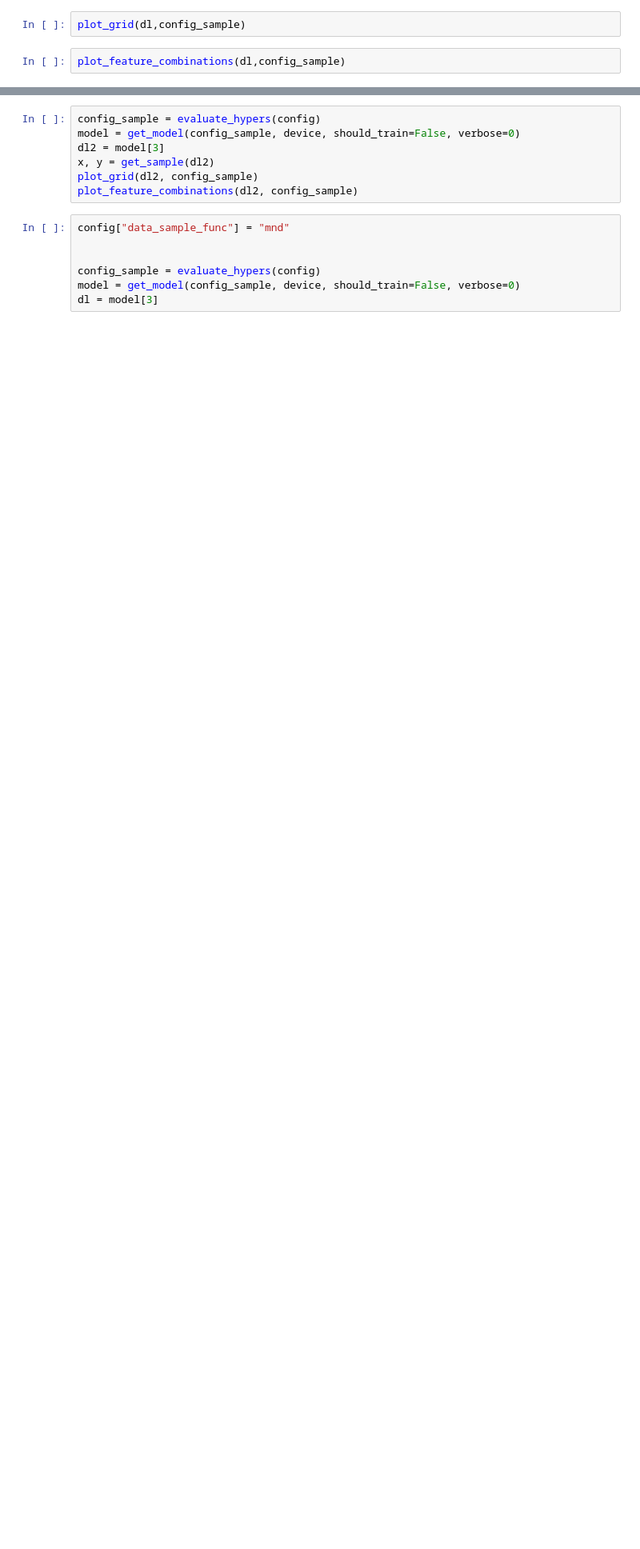
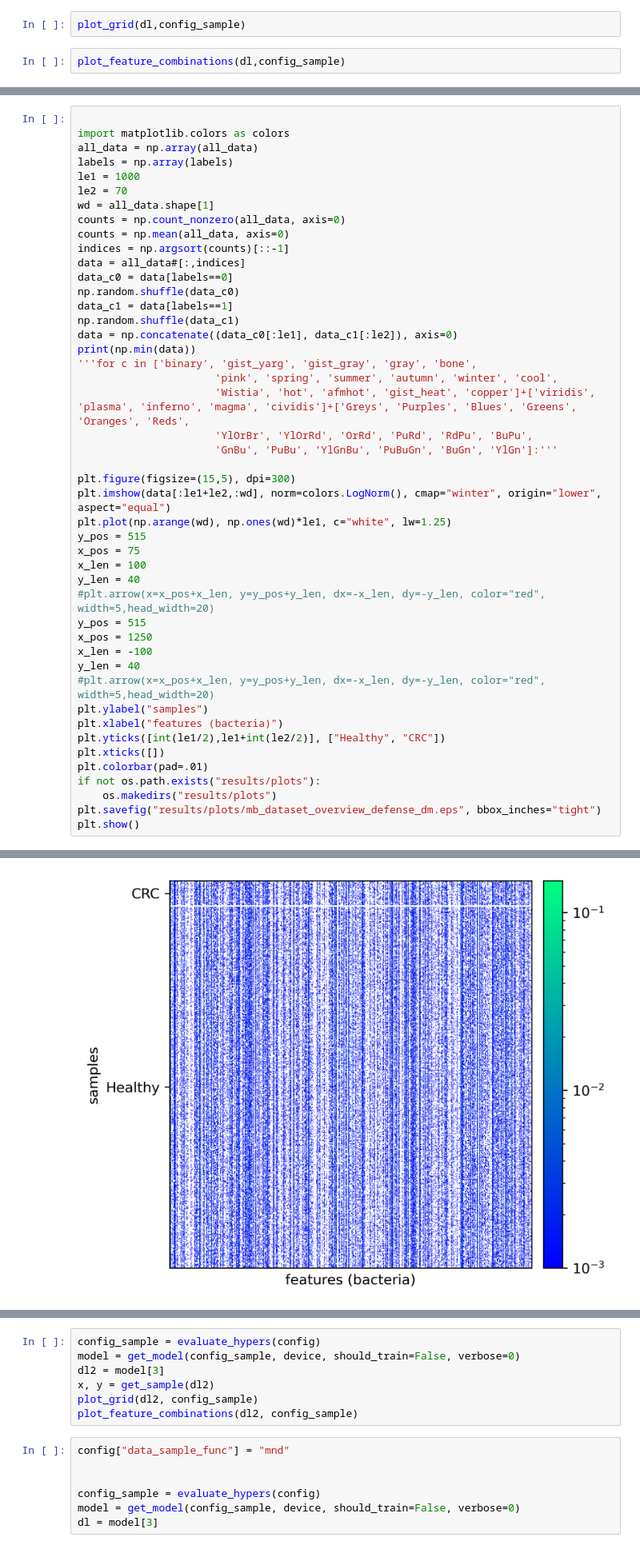
Before and after one commit to LenMetz/TabPFN-medical, a Jupyter notebook: prior_dev.ipynb, the cells around one changed output, grey strips where cells are left out. Shown at 80% size. Cells and saved outputs as stored; diff of their text form; blank space fills up the shorter version.

```diff
--- a/prior_dev.ipynb
+++ b/prior_dev.ipynb
@@ -397,0 +400,47 @@ np.save("results/dimred_dm_labels.npy", labels )
+# %%
+
+import matplotlib.colors as colors
+all_data = np.array(all_data)
+labels = np.array(labels)
+le1 = 1000
+le2 = 70
+wd = all_data.shape[1]
+counts = np.count_nonzero(all_data, axis=0)
+counts = np.mean(all_data, axis=0)
+indices = np.argsort(counts)[::-1]
+data = all_data#[:,indices]
+data_c0 = data[labels==0]
+np.random.shuffle(data_c0)
+data_c1 = data[labels==1]
+np.random.shuffle(data_c1)
+data = np.concatenate((data_c0[:le1], data_c1[:le2]), axis=0)
+print(np.min(data))
+'''for c in ['binary', 'gist_yarg', 'gist_gray', 'gray', 'bone',
+                      'pink', 'spring', 'summer', 'autumn', 'winter', 'cool',
+                      'Wistia', 'hot', 'afmhot', 'gist_heat', 'copper']+['viridis', 'plasma', 'inferno', 'magma', 'cividis']+['Greys', 'Purples', 'Blues', 'Greens', 'Oranges', 'Reds',
+                      'YlOrBr', 'YlOrRd', 'OrRd', 'PuRd', 'RdPu', 'BuPu',
+                      'GnBu', 'PuBu', 'YlGnBu', 'PuBuGn', 'BuGn', 'YlGn']:'''
+
+plt.figure(figsize=(15,5), dpi=300)
+plt.imshow(data[:le1+le2,:wd], norm=colors.LogNorm(), cmap="winter", origin="lower", aspect="equal")
+plt.plot(np.arange(wd), np.ones(wd)*le1, c="white", lw=1.25)
+y_pos = 515
+x_pos = 75
+x_len = 100
+y_len = 40
+#plt.arrow(x=x_pos+x_len, y=y_pos+y_len, dx=-x_len, dy=-y_len, color="red", width=5,head_width=20)
+y_pos = 515
+x_pos = 1250
+x_len = -100
+y_len = 40
+#plt.arrow(x=x_pos+x_len, y=y_pos+y_len, dx=-x_len, dy=-y_len, color="red", width=5,head_width=20)
+plt.ylabel("samples")
+plt.xlabel("features (bacteria)")
+plt.yticks([int(le1/2),le1+int(le2/2)], ["Healthy", "CRC"])
+plt.xticks([])
+plt.colorbar(pad=.01)
+if not os.path.exists("results/plots"):
+    os.makedirs("results/plots")
+plt.savefig("results/plots/mb_dataset_overview_defense_dm.eps", bbox_inches="tight")
+plt.show()
+# %% [output]
@@ -398,3 +448,4 @@ np.save("results/dimred_dm_labels.npy", labels )
+[figure, added]
 # %%
 import numpy as np
 from sklearn.decomposition import PCA
```
Also changed, not shown: parts of 7 cells of this notebook, 9 other files.
